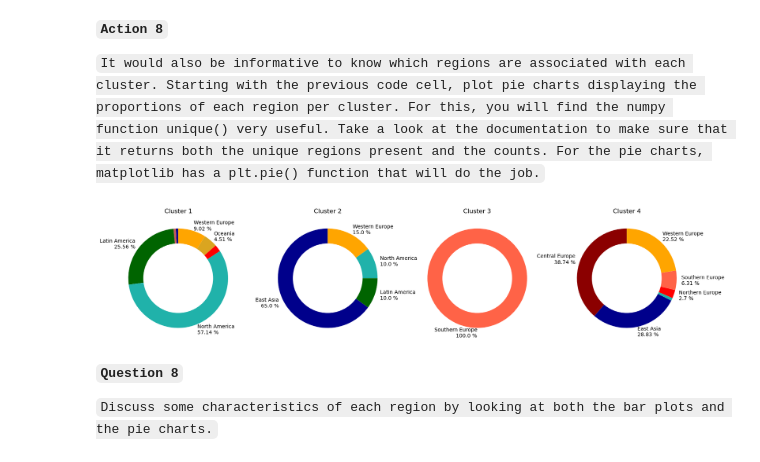
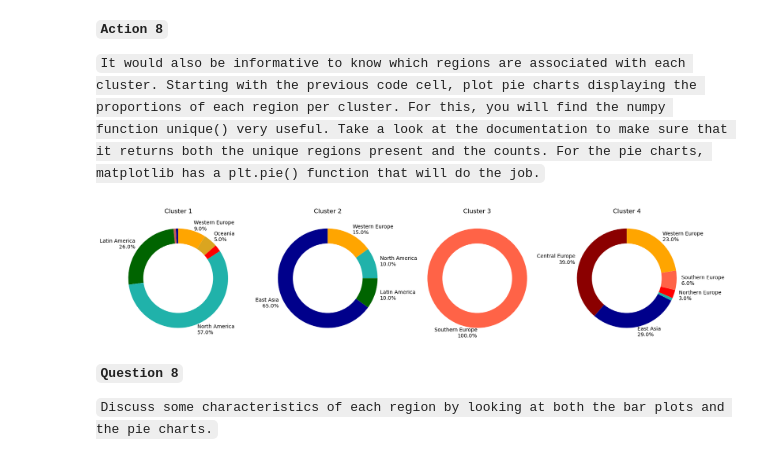
Before and after one commit to mdominguezd/MachineLearning_Project_MDD_LRI, a Jupyter notebook: Project/week_3_notebook.ipynb, the cells around one changed output. Drawn from its saved outputs; the diff is of its cells as text; code cells hidden in the pictures.

```diff
--- a/Project/week_3_notebook.ipynb
+++ b/Project/week_3_notebook.ipynb
@@ -319,23 +299,25 @@ df_cols = df_cols['color'].reset_index()
+# %%
+cols = ['darkred' , 'darkblue', 'indianred', 'darkgreen', 'lightseagreen', 'red', 'goldenrod','tomato', 'orange']
+regs = ['Central Europe', 'East Asia', 'Eastern Europe', 'Latin America','North America', 'Northern Europe', 'Oceania', 'Southern Europe','Western Europe']
+
+cols_dict = dict(zip(regs, cols))
 # %%
 fig1, ax1 = plt.subplots(1,4, figsize = (20,10))
 
 for i in range(K):
-    df = df_grouped[df_grouped['cluster'] == i]
+    reg, count = np.unique(regions[cluster_assignments == i], return_counts=True)
 
-    mean = np.sum(df['Name'])
+    labels = [ (reg[j] + '\n' + str(round(100*count[j]/np.sum(count), 0)) + '%' if 100*count[j]/np.sum(count) > 2.5 else ' ') for j in range(len(reg))]
+    cols = [cols_dict[k] for k in reg]
 
-    labels = df.apply(lambda df : df['Region'] + '\n' + str(round(100*df['Name']/mean, 2)) + ' %' if round(100*df['Name']/mean, 2) > 2.5 else ' ', axis = 1)
-
-    colors = pd.merge(df, df_cols, left_on = 'Region', right_on = 1)['color']
-
-    ax1[i].pie(df['Name'], labels = labels, startangle=90, colors = colors)
+    ax1[i].pie(count, labels = labels, startangle=90, colors = cols)
 
     #draw circle
     centre_circle = plt.Circle((0,0),0.70,fc='white')
     ax1[i].add_artist(centre_circle)
     ax1[i].set_title('Cluster '+ str(i+1))
 # %% [output]
-[figure, old version]
+[figure, new version]
 # %% [markdown]
 **``Question 8``**
 
```
Also changed, not shown: parts of 2 cells of this notebook.
